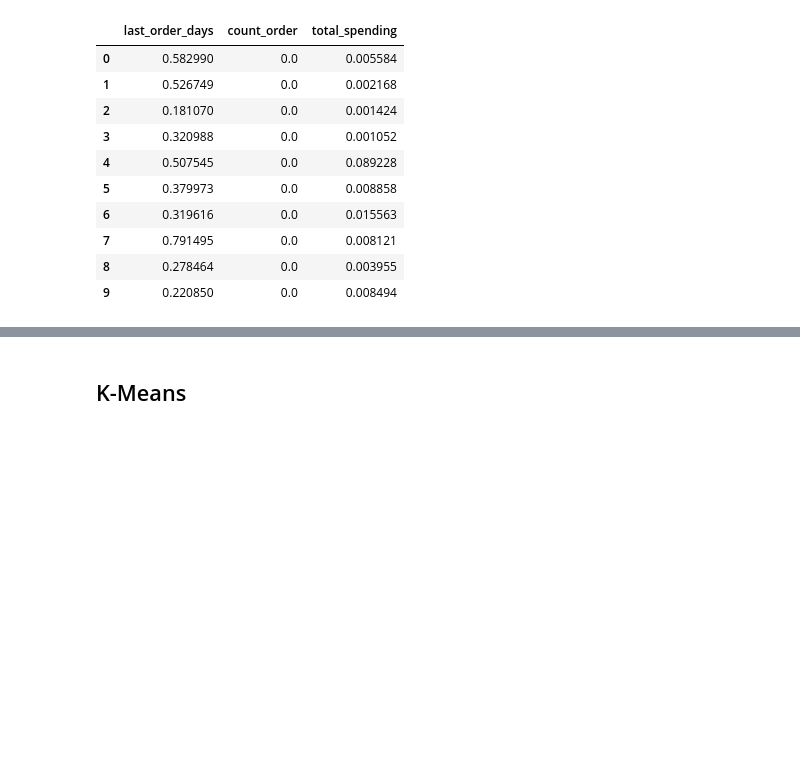
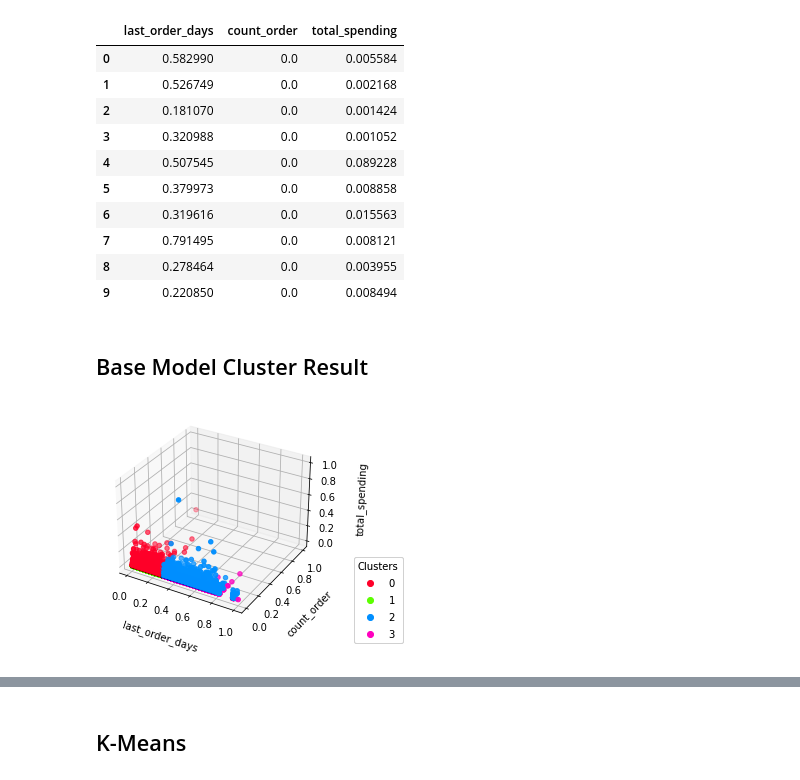
Before and after one commit to dion-ricky/future-data-1, a Jupyter notebook: notebook/2021-08-23_Unsupervised Good Model.ipynb, the cells around one changed output, grey strips where cells are left out. Drawn from its saved outputs; the diff is of its cells as text; code cells hidden in the pictures; blank space fills up the shorter version.

Commit message:
Update unsupervised baseline model visualization

```diff
--- a/notebook/2021-08-23_Unsupervised Good Model.ipynb
+++ b/notebook/2021-08-23_Unsupervised Good Model.ipynb
@@ -707,3 +606,5 @@ display(df.head(10))
 | 7 | 0.791495 | 0.0 | 0.008121 |
 | 8 | 0.278464 | 0.0 | 0.003955 |
 | 9 | 0.220850 | 0.0 | 0.008494 |
+# %% [markdown]
+## Base Model Cluster Result
@@ -709,0 +620,27 @@ display(df.head(10))
+# %%
+base_df = rfm.copy()
+scaled_df = df.copy()
+
+fig = plt.figure()
+ax = fig.add_subplot(111, projection='3d')
+
+xs = scaled_df.loc[:, 'last_order_days']
+ys = scaled_df.loc[:, 'count_order']
+zs = scaled_df.loc[:, 'total_spending']
+y = base_df.loc[:, 'customer_segment_code']
+
+axscatter = ax.scatter(xs, ys, zs, c=y, cmap='gist_rainbow')
+
+# produce a legend with the unique colors from the scatter
+legend1 = ax.legend(*axscatter.legend_elements(),
+                    bbox_to_anchor=(1.4, -0.1),
+                    loc='lower right', title="Clusters")
+ax.add_artist(legend1)
+
+ax.set_xlabel('\nlast_order_days', linespacing=2.0)
+ax.set_ylabel('\ncount_order', linespacing=2.0)
+ax.set_zlabel('\ntotal_spending', linespacing=3.1)
+
+plt.show()
+# %% [output]
+[figure, added]
```
Also changed, not shown: parts of 13 cells of this notebook.
